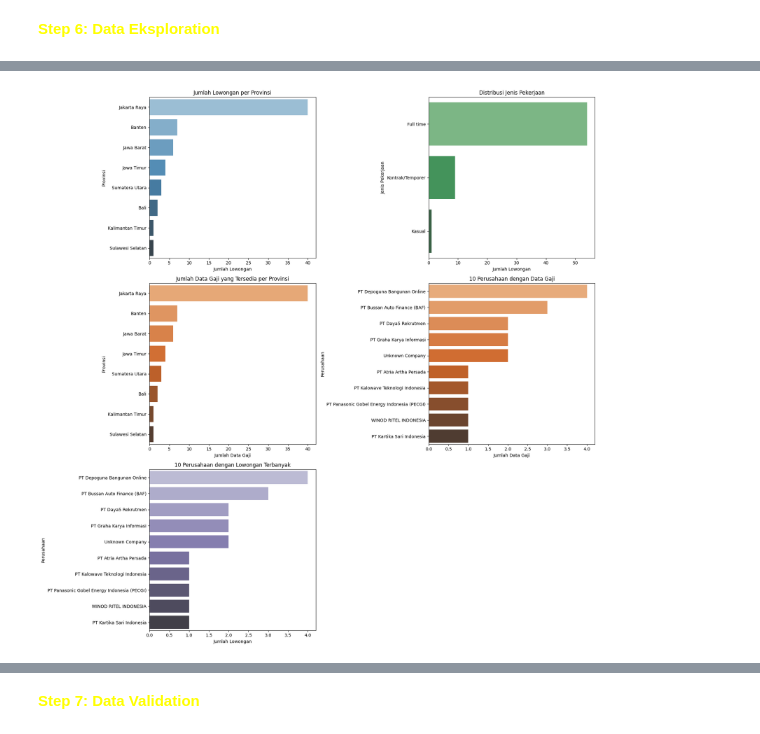
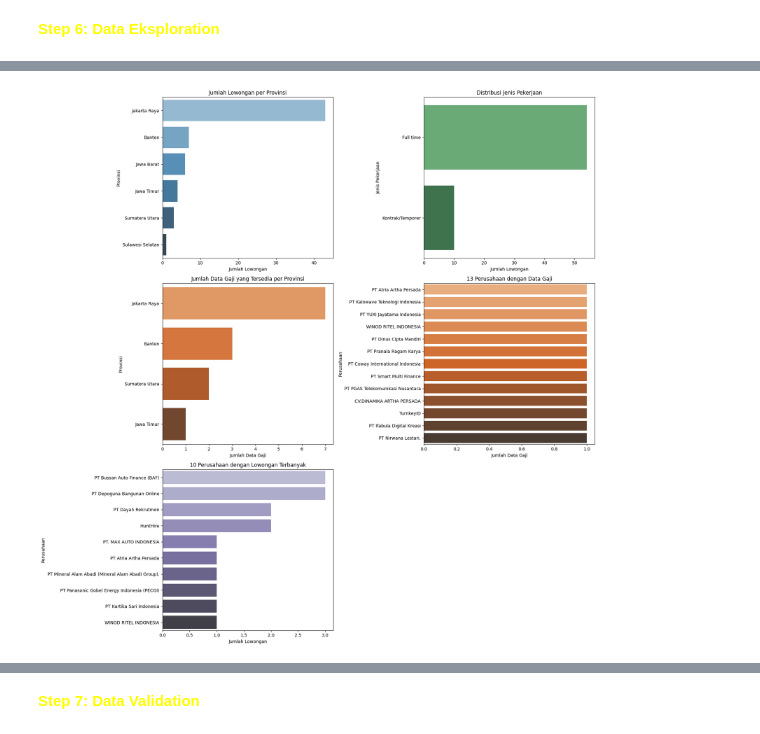
Before and after one commit to ilhamsaang/Tugas-Project-Data-Engineering, a Jupyter notebook: Tugas Data DBimbing_Ilham.ipynb, the cells around one changed output, grey strips where cells are left out. Cells and saved outputs as stored; diff of their text form; code cells hidden in the pictures.

```diff
--- a/Tugas Data DBimbing_Ilham.ipynb
+++ b/Tugas Data DBimbing_Ilham.ipynb
@@ -272,17 +418,21 @@ print(f"\n✅ Selesai! Total {len(jobs)} data disimpan di {filename}")
 # %% [markdown]
 **<Span style="Color: Yellow">Step 4: Data Description</Span>**
 # %%
-files = [f for f in os.listdir('.') if f.startswith('lowongan_jobstreet_lengkap') and f.endswith('.csv')]
+# Ambil semua file CSV yang sesuai pola
+files = [f for f in os.listdir('.') if f.startswith('lowongan_jobstreet_lengkap_') and f.endswith('.csv')]
 
-# Cari file dengan nomor terbesar
-def extract_number(f):
-    match = re.search(r'\((\d+)\)', f)
-    return int(match.group(1)) if match else 0
+# Fungsi ekstraksi timestamp dari nama file
+def extract_timestamp(f):
+    match = re.search(r'_(\d{8}_\d{6})', f)  # Contoh: _20250628_234512
+    if match:
+        return datetime.strptime(match.group(1), "%Y%m%d_%H%M%S")
+    return datetime.min
 
-# Ambil file terbesar dengan max
-latest_file = max(files, key=extract_number)
+# Ambil file dengan timestamp terbaru
+latest_file = max(files, key=extract_timestamp)
 
-print(f"File yang dibaca: {latest_file}")
+print(f"📄 File yang dibaca: {latest_file}")
 
+# Baca file CSV
 df = pd.read_csv(latest_file, engine='python')
 # %% [output]
@@ -526,9 +929,27 @@ lowongan_per_provinsi = df['Provinsi'].value_counts()
 # Distribusi jenis pekerjaan
 job_type_counts = df['Job Type'].value_counts()
 
+# Salin data Salary yang tidak null
+salary_raw = df[['Salary']].dropna().copy()
+
+# Fungsi untuk membersihkan dan ekstrak angka minimum dari rentang
+def clean_salary(s):
+    # Hapus simbol & format
+    s = s.replace('Rp', '').replace('.', '').replace(',', '').replace('\xa0', ' ')
+    numbers = re.findall(r'\d+', s)
+    return int(numbers[0]) if numbers else None
+
+# Terapkan fungsi ke seluruh kolom Salary
+df['NumericSalary'] = df['Salary'].apply(lambda x: clean_salary(x) if pd.notna(x) else None)
+
+# Hitung hanya yang berhasil dikonversi ke numerik
+numeric_salary_count = df['NumericSalary'].notna().sum()
+
+salary_numeric = df.dropna(subset=['NumericSalary']).copy()
+
 # Jumlah entri gaji yang tersedia per provinsi (hanya data yang memiliki nilai gaji)
 salary_data = df[['Provinsi', 'Salary']].dropna()
-salary_count_per_provinsi = salary_data['Provinsi'].value_counts()
+salary_count_per_provinsi = salary_numeric['Provinsi'].value_counts()
 
 # Perusahaan dengan jumlah lowongan terbanyak (top 10)
 company_counts = df['Company'].value_counts().dropna().head(10)
@@ -536,9 +957,10 @@ provinsi_df = lowongan_per_provinsi.reset_index()
 provinsi_df.columns = ['Provinsi', 'Jumlah']
 
 # Jumlah entri gaji yang tersedia per Company (hanya data yang memiliki nilai gaji)
-salary_counts = df['Company'].value_counts().dropna().head(10)
+
+salary_counts = df['Company'].value_counts().dropna()
 salary_data = df[['Company', 'Salary']].dropna()
-salary_count_per_Company = salary_data['Company'].value_counts()
+salary_count_per_company = salary_numeric['Company'].value_counts().head(13)#sesuaikan banyaknya numeric salary
 
 # Plotting ulang dengan pendekatan DataFrame
 # Subplot 3 baris x 2 kolom
@@ -554,34 +976,34 @@ axes[0, 0].set_ylabel('Provinsi')
 # 2. Job Type Distribution
 sns.barplot(x=job_type_counts.values, y=job_type_counts.index,
             hue=job_type_counts.index, palette='Greens_d', legend=False, ax=axes[0, 1])
 axes[0, 1].set_title('Distribusi Jenis Pekerjaan')
 axes[0, 1].set_xlabel('Jumlah Lowongan')
 axes[0, 1].set_ylabel('Jenis Pekerjaan')
 
 # 3. Gaji per Provinsi
 sns.barplot(x=salary_count_per_provinsi.values, y=salary_count_per_provinsi.index,
             hue=salary_count_per_provinsi.index, palette='Oranges_d', legend=False, ax=axes[1, 0])
 axes[1, 0].set_title('Jumlah Data Gaji yang Tersedia per Provinsi')
 axes[1, 0].set_xlabel('Jumlah Data Gaji')
 axes[1, 0].set_ylabel('Provinsi')
 
 # 4. Gaji per Company
-sns.barplot(x=salary_counts.values, y=salary_counts.index,
-            hue=salary_counts.index, palette='Oranges_d', legend=False, ax=axes[1, 1])
-axes[1, 1].set_title('10 Perusahaan dengan Data Gaji')
+sns.barplot(x=salary_count_per_company.values, y=salary_count_per_company.index,
+            hue=salary_count_per_company.index, palette='Oranges_d', legend=False, ax=axes[1, 1])
+axes[1, 1].set_title('Perusahaan dengan Data Gaji')
 axes[1, 1].set_xlabel('Jumlah Data Gaji')
 axes[1, 1].set_ylabel('Perusahaan')
 
 # 5. Perusahaan Paling Aktif
 sns.barplot(x=company_counts.values, y=company_counts.index,
             hue=company_counts.index, palette='Purples_d', legend=False, ax=axes[2, 0])
 axes[2, 0].set_title('10 Perusahaan dengan Lowongan Terbanyak')
 axes[2, 0].set_xlabel('Jumlah Lowongan')
 axes[2, 0].set_ylabel('Perusahaan')
 
 # 6. Kosongkan slot terakhir (jika tidak dibutuhkan)
 axes[2, 1].axis('off')
 plt.tight_layout()
 plt.show()
 # %% [output]
-[figure, old version]
+[figure, new version]
```
Also changed, not shown: parts of 34 cells of this notebook, 9 other files.
